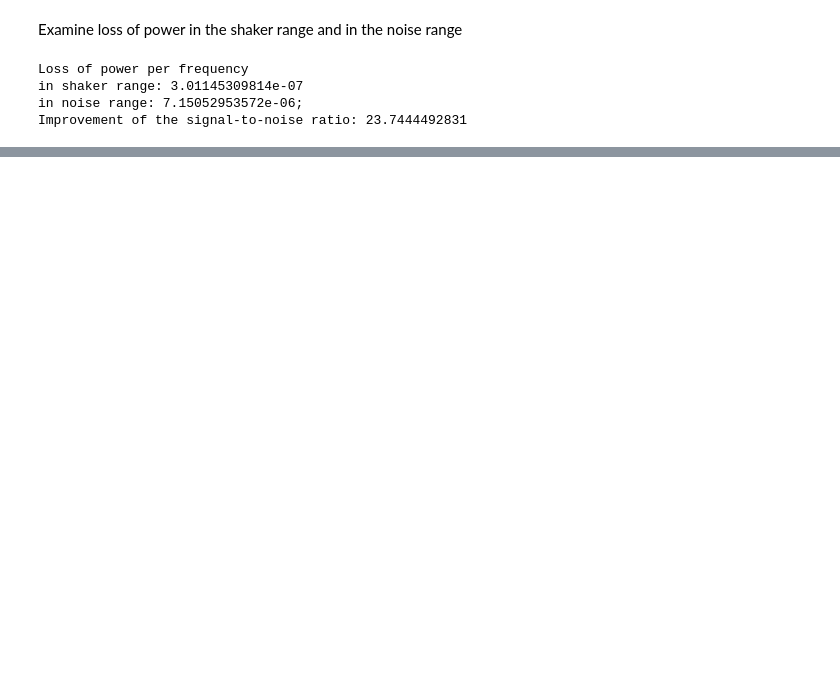
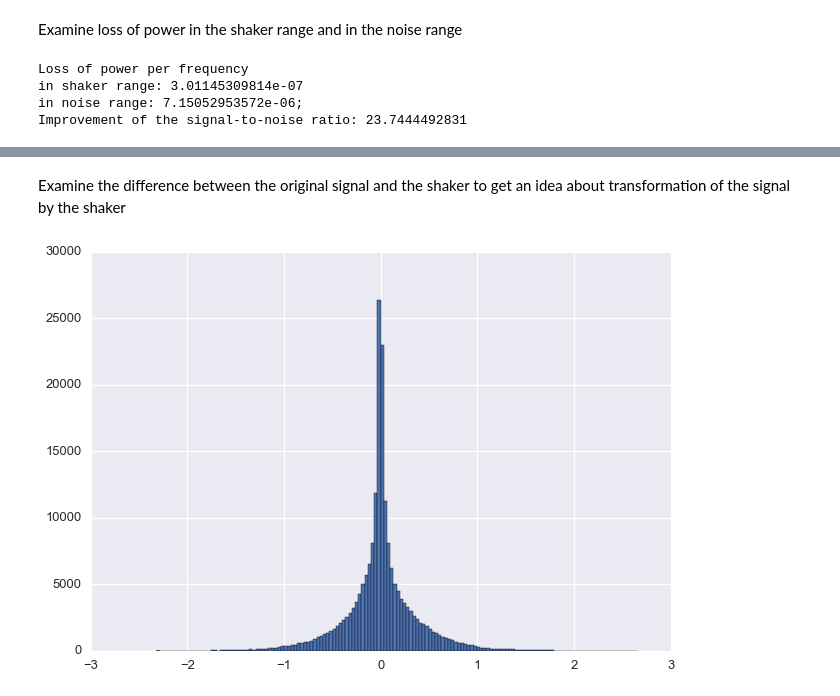
Before and after one commit to antopolskiy/code_showcase, a Jupyter notebook: motor_tracking.ipynb, the cells around one changed output, grey strips where cells are left out. Saved outputs shown, nothing was run; the diff lists cells and outputs as text; code cells hidden in the pictures; blank space fills up the shorter version.

```diff
--- a/motor_tracking.ipynb
+++ b/motor_tracking.ipynb
@@ -139,0 +200,15 @@ shaker_traces = shaker_traces.apply(lambda x: savgol_filter(x,101,7),axis=1)
+# %% [markdown]
+Examine the difference between the original signal and the shaker to get an idea about transformation of the signal by the shaker
+# %%
+# add 0 in the beginning of the shaker signal to equalize the lengths
+shaker = np.append(0,shaker)
+
+# calculate the difference between the absolute values of the signals
+diff = abs(signal)-abs(shaker)
+
+# plot histogram
+plt.figure()
+plt.hist(diff,150)
+plt.show()
+# %% [output]
+[figure, added]
```
Also changed, not shown: parts of 11 cells of this notebook.
